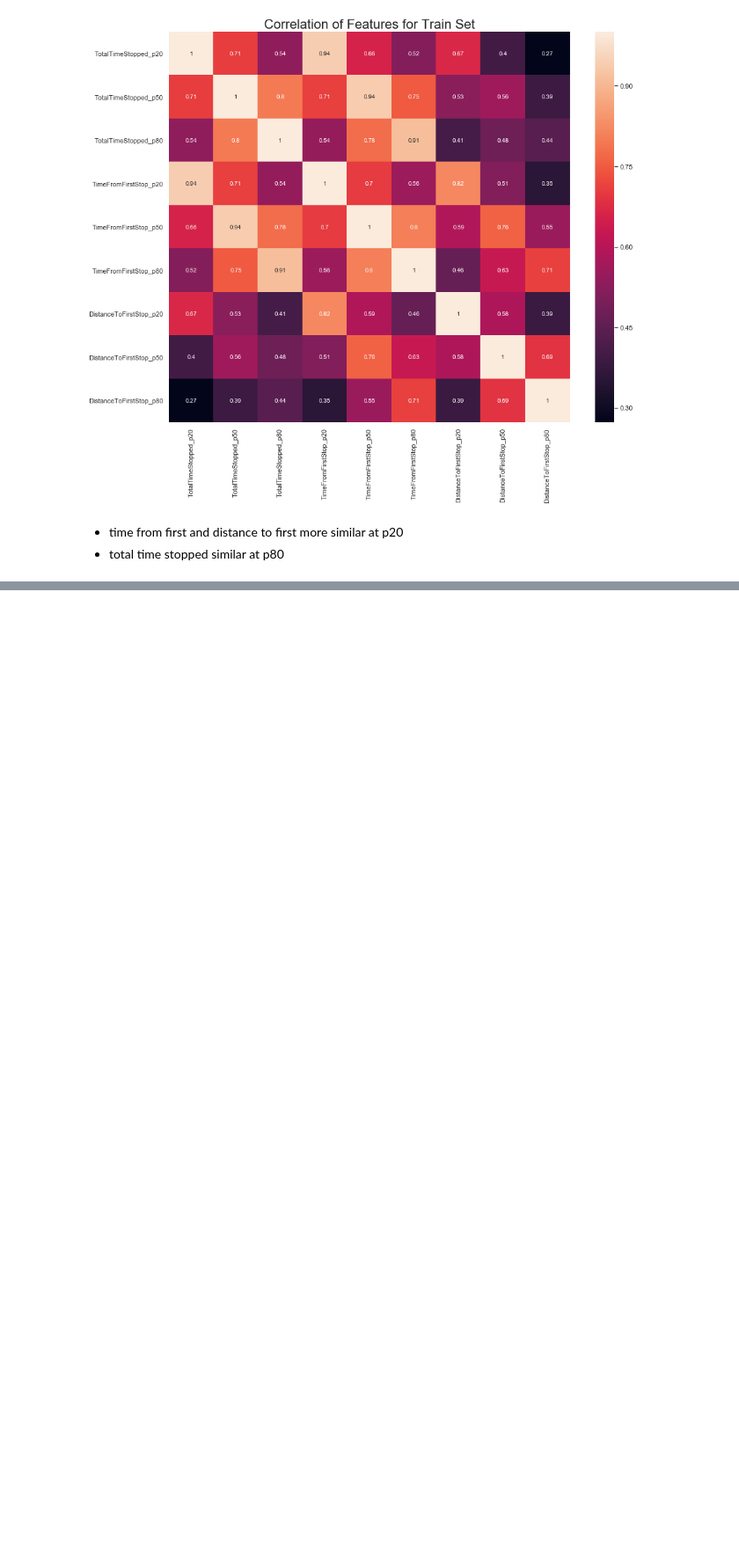
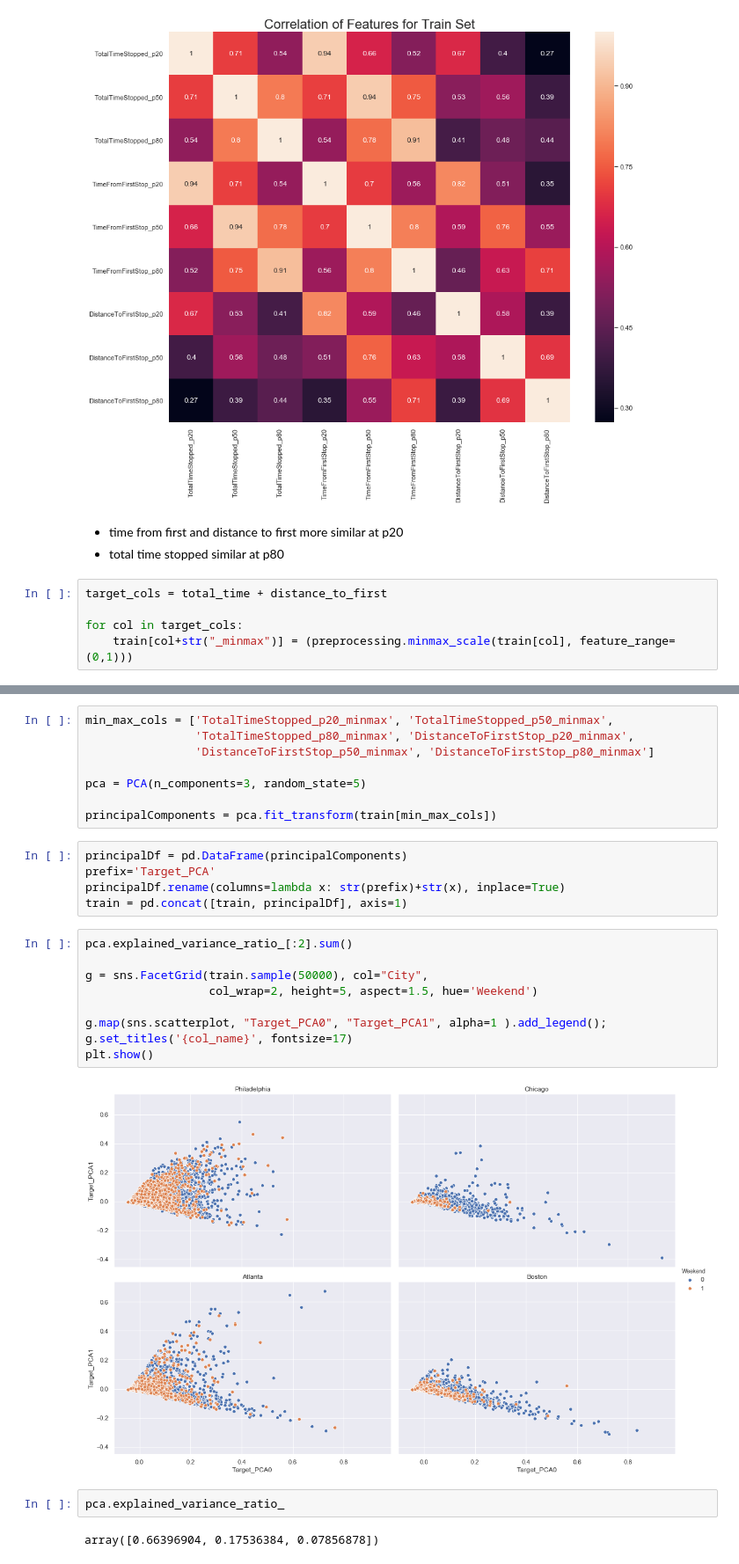
Before and after one commit to emagnusson88/geotab-intersection, a Jupyter notebook: import & visualization_dn.ipynb, the cells around one changed output, grey strips where cells are left out. Shown at 88% size. Drawn from its saved outputs; the diff is of its cells as text; blank space fills up the shorter version.

```diff
--- a/import & visualization_dn.ipynb
+++ b/import & visualization_dn.ipynb
@@ -378,3 +445,8 @@ plt.show() # ta-da!
     <li>time from first and distance to first more similar at p20</li>
     <li>total time stopped similar at p80</li>
 </ul>
+# %%
+target_cols = total_time + distance_to_first
+
+for col in target_cols:
+    train[col+str("_minmax")] = (preprocessing.minmax_scale(train[col], feature_range=(0,1)))
@@ -380,0 +473,28 @@ plt.show() # ta-da!
+# %%
+min_max_cols = ['TotalTimeStopped_p20_minmax', 'TotalTimeStopped_p50_minmax',
+                'TotalTimeStopped_p80_minmax', 'DistanceToFirstStop_p20_minmax',
+                'DistanceToFirstStop_p50_minmax', 'DistanceToFirstStop_p80_minmax']
+
+pca = PCA(n_components=3, random_state=5)
+
+principalComponents = pca.fit_transform(train[min_max_cols])
+# %%
+principalDf = pd.DataFrame(principalComponents)
+prefix='Target_PCA'
+principalDf.rename(columns=lambda x: str(prefix)+str(x), inplace=True)
+train = pd.concat([train, principalDf], axis=1)
+# %%
+pca.explained_variance_ratio_[:2].sum()
+
+g = sns.FacetGrid(train.sample(50000), col="City",
+                  col_wrap=2, height=5, aspect=1.5, hue='Weekend')
+
+g.map(sns.scatterplot, "Target_PCA0", "Target_PCA1", alpha=1 ).add_legend();
+g.set_titles('{col_name}', fontsize=17)
+plt.show()
+# %% [output]
+[figure, added]
+# %%
+pca.explained_variance_ratio_
+# %% [output]
+array([0.66396904, 0.17536384, 0.07856878])
```
Also changed, not shown: parts of 14 cells of this notebook.
